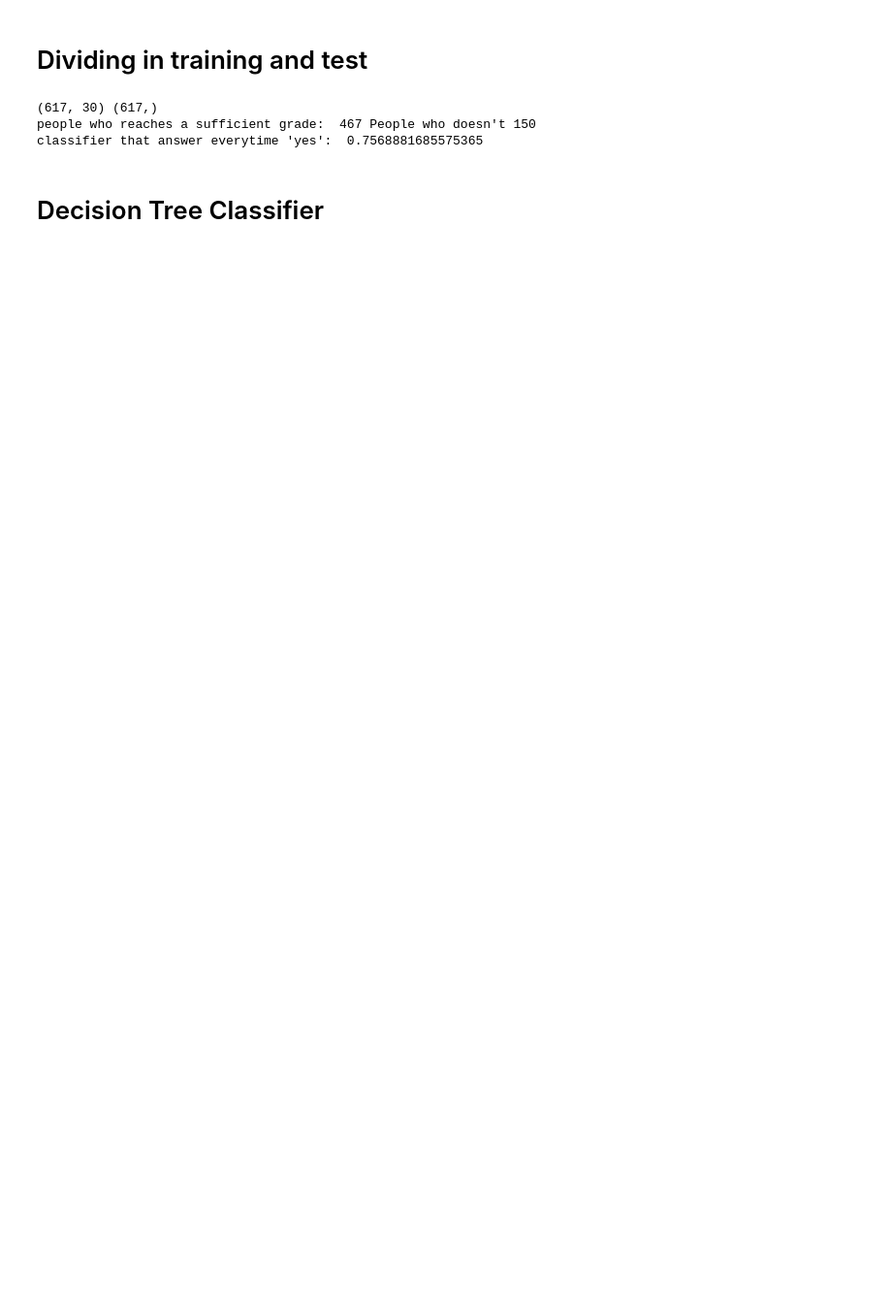
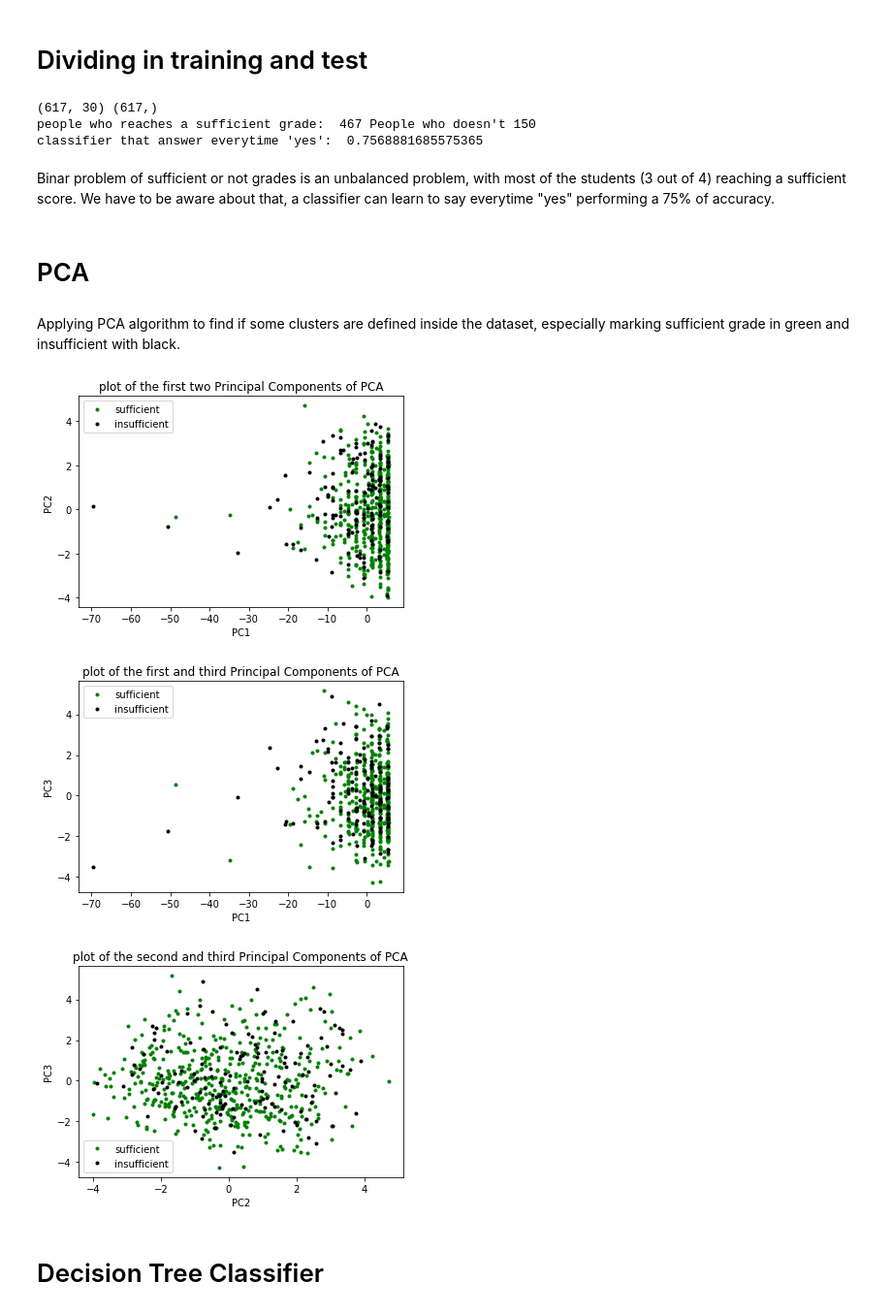
Before and after one commit to MarcoSpano/ProjectDataMining, a Jupyter notebook: Project-final.ipynb, the cells around one changed output. Shown: that part at 97% size. Drawn from its saved outputs; the diff is of its cells as text; code cells hidden in the pictures; blank space fills up the shorter version.

Commit message:
all notebook merged together in one, almost final version

```diff
--- a/Project-final.ipynb
+++ b/Project-final.ipynb
@@ -184,5 +193,56 @@ RX_train, RX_test, Ry_train, Ry_test = skl.train_test_split(X, regr_y, test_size
 (617, 30) (617,)
 people who reaches a sufficient grade:  467 People who doesn't 150
 classifier that answer everytime 'yes':  0.7568881685575365
+# %% [markdown]
+Binar problem of sufficient or not grades is an unbalanced problem, with most of the students (3 out of 4) reaching a sufficient score. We have to be aware about that, a classifier can learn to say everytime "yes" performing a 75% of accuracy.
+# %% [markdown]
+# PCA
+# %% [markdown]
+Applying PCA algorithm to find if some clusters are defined inside the dataset, especially marking sufficient grade in green and insufficient with black.
+# %%
+X = merged[:, :30]
+#target = merged[:, 32]
+
+target = merged[:,32] >= 10
+#print(merged[:,32], target)
+
+mean = np.mean(X, axis=0)
+
+Y = X - mean
+
+U, S, VT = np.linalg.svd(Y)
+
+
+V = VT.T
+#print(V.shape)
+Z = np.dot(Y, V)
+
+plt.plot(Z[target==True, 0], Z[target==True, 1],'g.', label="sufficient")
+plt.plot(Z[target==False, 0], Z[target==False, 1],'k.', label="insufficient")
+plt.xlabel('PC1')
+plt.ylabel('PC2')
+plt.title('plot of the first two Principal Components of PCA')
+plt.legend()
+plt.show()
+
+plt.plot(Z[target==True, 0], Z[target==True, 2],'g.', label="sufficient")
+plt.plot(Z[target==False, 0], Z[target==False, 2],'k.', label="insufficient")
+plt.xlabel('PC1')
+plt.ylabel('PC3')
+plt.title('plot of the first and third Principal Components of PCA')
+plt.legend()
+plt.show()
+
+plt.plot(Z[target==True, 1], Z[target==True, 2],'g.', label="sufficient")
+plt.plot(Z[target==False, 1], Z[target==False, 2],'k.', label="insufficient")
+plt.xlabel('PC2')
+plt.ylabel('PC3')
+plt.title('plot of the second and third Principal Components of PCA')
+plt.legend()
+plt.show()
+# %% [output]
+[figure, added]
+[figure, added]
+[figure, added]
 # %% [markdown]
 # Decision Tree Classifier
```
Also changed, not shown: parts of 47 cells of this notebook, 2 other files.
